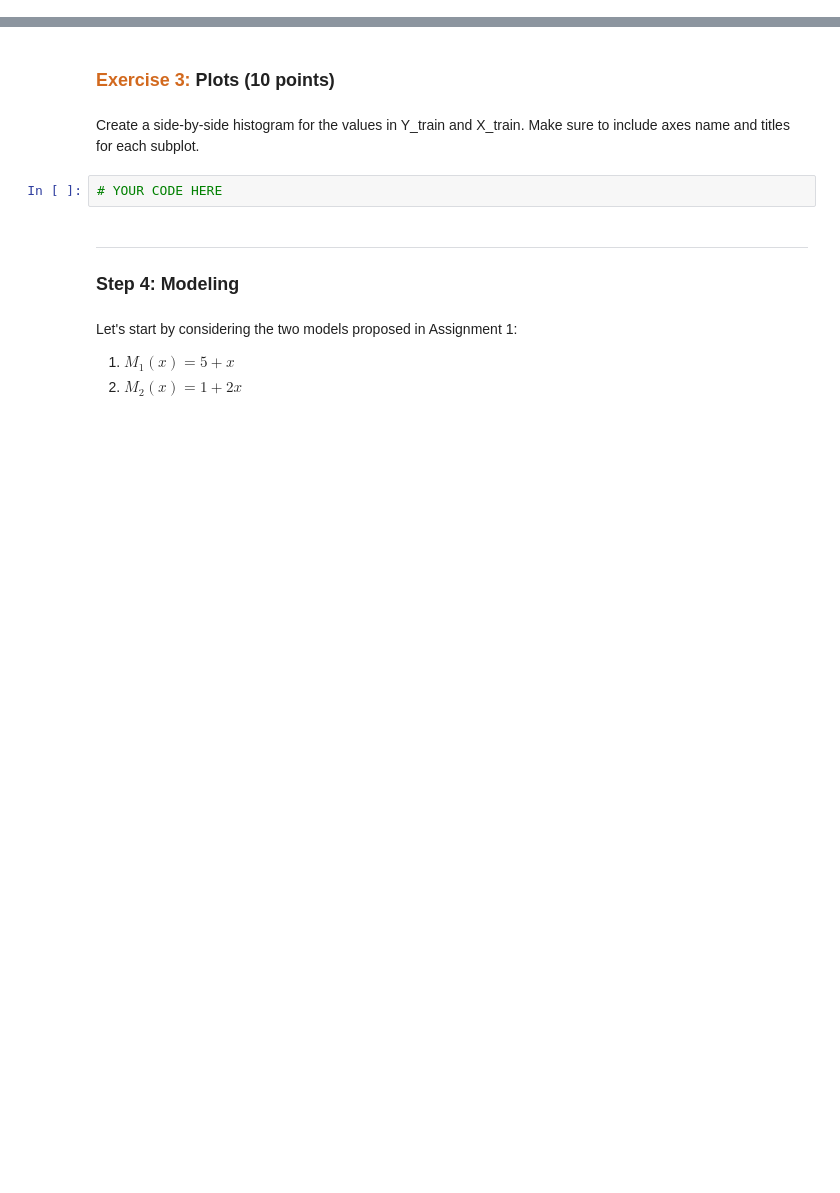
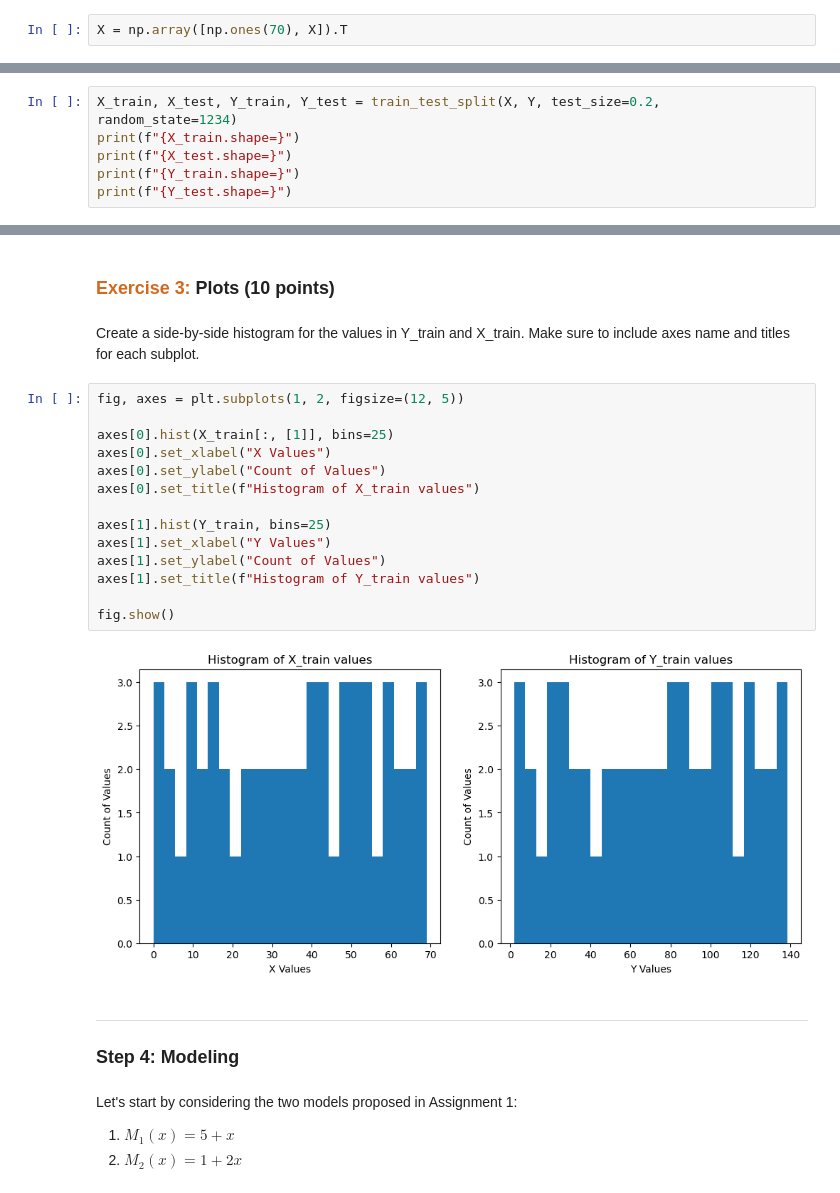
Before and after one commit to daveschaaf/mids_207, a Jupyter notebook: assignments/02 Linear Regression.ipynb, the cells around one changed output, grey strips where cells are left out. Cells and saved outputs as stored; diff of their text form; blank space fills up the shorter version.

```diff
--- a/assignments/02 Linear Regression.ipynb
+++ b/assignments/02 Linear Regression.ipynb
@@ -74,0 +80,2 @@ Our objectives here involve adding one more feature to X and creating data parti
+# %%
+X = np.array([np.ones(70), X]).T
@@ -82,0 +101,6 @@ Using the <span style="color:chocolate">train_test_split()</span> method availab
+# %%
+X_train, X_test, Y_train, Y_test = train_test_split(X, Y, test_size=0.2, random_state=1234)
+print(f"{X_train.shape=}")
+print(f"{X_test.shape=}")
+print(f"{Y_train.shape=}")
+print(f"{Y_test.shape=}")
@@ -87,8 +116,22 @@ Using the <span style="color:chocolate">train_test_split()</span> method availab
 ### <span style="color:chocolate">Exercise 3:</span> Plots (10 points)
 # %% [markdown]
 Create a side-by-side histogram for the values in Y_train and X_train. Make sure to include axes name and titles for each subplot.
-# %%
-# YOUR CODE HERE
+# %%
+fig, axes = plt.subplots(1, 2, figsize=(12, 5))
+
+axes[0].hist(X_train[:, [1]], bins=25)
+axes[0].set_xlabel("X Values")
+axes[0].set_ylabel("Count of Values")
+axes[0].set_title(f"Histogram of X_train values")
+
+axes[1].hist(Y_train, bins=25)
+axes[1].set_xlabel("Y Values")
+axes[1].set_ylabel("Count of Values")
+axes[1].set_title(f"Histogram of Y_train values")
+
+fig.show()
+# %% [output]
+[figure, added]
 # %% [markdown]
 ---
 ### Step 4: Modeling
```
Also changed, not shown: parts of 27 cells of this notebook, 1 other file.
